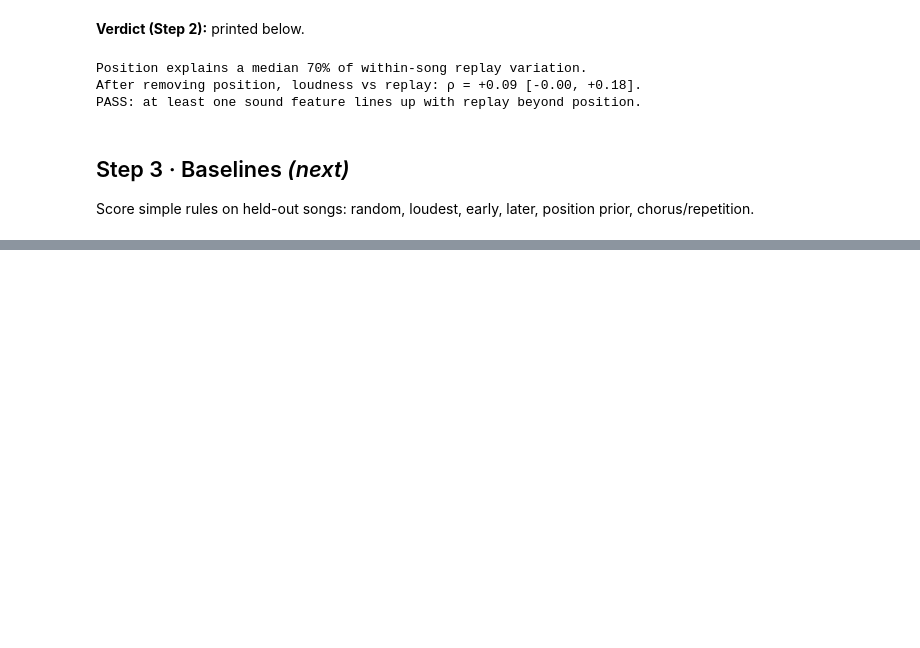
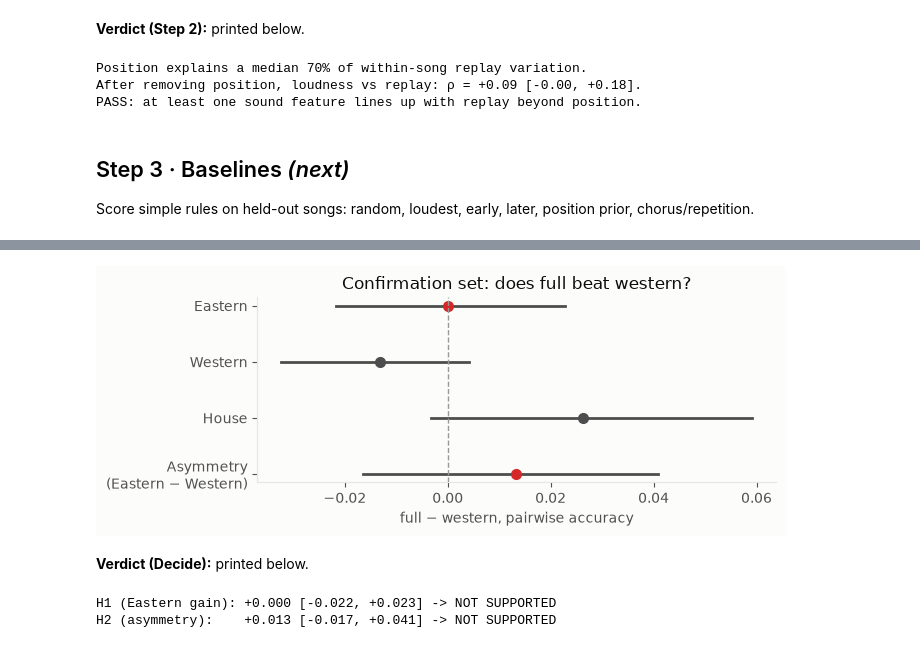
Before and after one commit to wahajaslm/audionome, a Jupyter notebook: notebooks/02_base_model.ipynb, the cells around one changed output, grey strips where cells are left out. Saved outputs shown, nothing was run; the diff lists cells and outputs as text; code cells hidden in the pictures; blank space fills up the shorter version.

Commit message:
Research log: confirmation test, H1 and H2 not supported; report H2 interval
Co-Authored-By: Claude Opus 5.5 (1M context) <noreply@anthropic.com>

```diff
--- a/notebooks/02_base_model.ipynb
+++ b/notebooks/02_base_model.ipynb
@@ -301,0 +308,28 @@ Score simple rules on held-out songs: random, loudest, early, later, position pr
+# %%
+from pathlib import Path
+run = json.loads(sorted(Path('../research-output/runs').glob('*_genre_mix_on_genre_mix_confirm_full+western.json'))[-1].read_text())
+cmp = run['comparisons']['full - western']
+rows = ['eastern', 'western', 'house', 'asymmetry']
+labels = ['Eastern', 'Western', 'House', 'Asymmetry\n(Eastern − Western)']
+fig, ax = plt.subplots(figsize=(7, 2.8))
+for y, r in enumerate(rows):
+    d, (lo, hi) = cmp[r]['diff'], cmp[r]['ci95']
+    ax.plot([lo, hi], [y, y], color='0.3', lw=2)
+    ax.plot(d, y, 'o', color='C3' if r in ('eastern', 'asymmetry') else '0.3', ms=7)
+ax.axvline(0, color='0.6', ls='--', lw=1)
+ax.set_yticks(range(len(rows)), labels); ax.invert_yaxis()
+ax.set_xlabel('full − western, pairwise accuracy')
+ax.set_title('Confirmation set: does full beat western?')
+plt.tight_layout(); plt.show()
+# %% [output]
+[figure, added]
+# %% [markdown]
+**Verdict (Decide):** printed below.
+# %%
+above = lambda r: cmp[r]['ci95'][0] > 0
+fmt = lambda r: f"{cmp[r]['diff']:+.3f} [{cmp[r]['ci95'][0]:+.3f}, {cmp[r]['ci95'][1]:+.3f}]"
+print(f"H1 (Eastern gain): {fmt('eastern')} -> {'SUPPORTED' if above('eastern') else 'NOT SUPPORTED'}")
+print(f"H2 (asymmetry):    {fmt('asymmetry')} -> {'SUPPORTED' if above('asymmetry') else 'NOT SUPPORTED'}")
+# %% [output]
+H1 (Eastern gain): +0.000 [-0.022, +0.023] -> NOT SUPPORTED
+H2 (asymmetry):    +0.013 [-0.017, +0.041] -> NOT SUPPORTED
```
Also changed, not shown: parts of 3 cells of this notebook, 2 other files.
